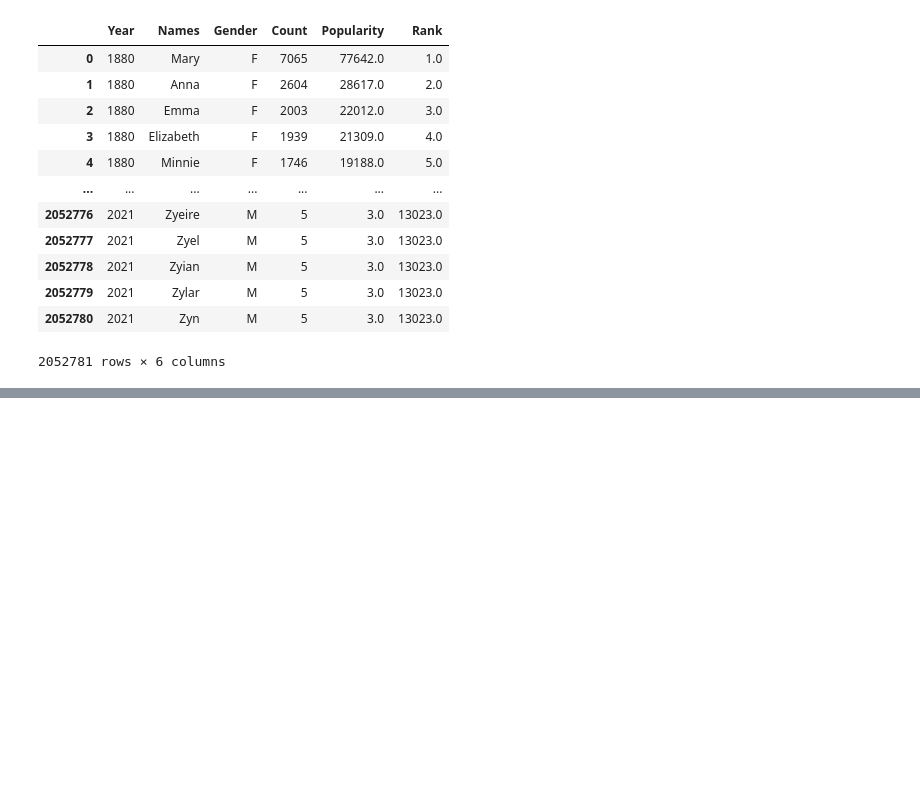
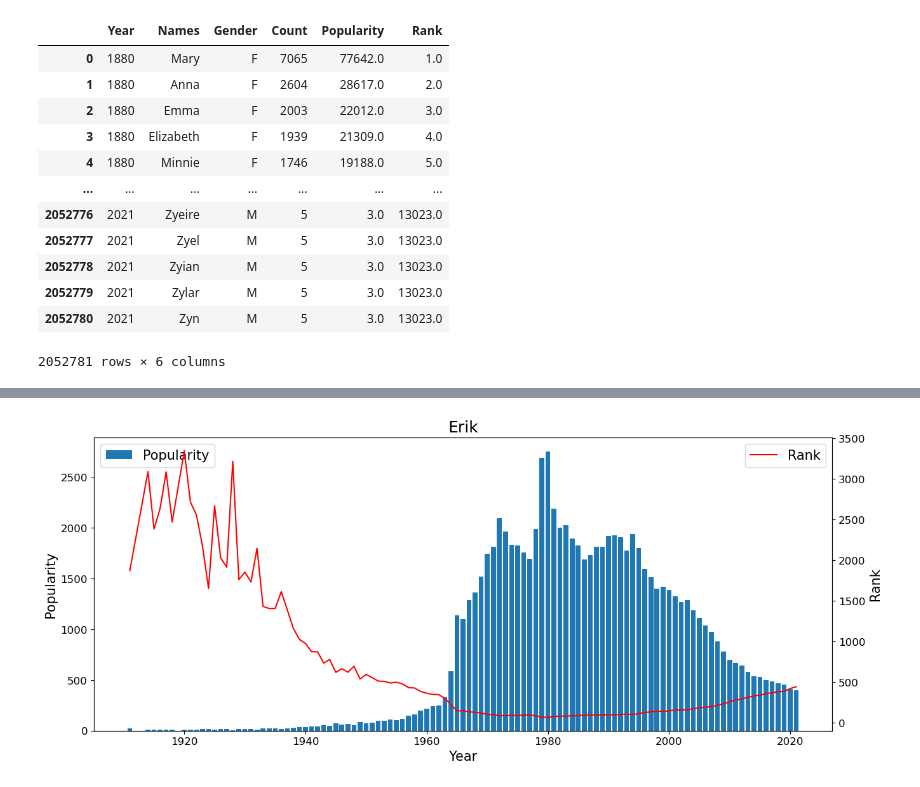
Before and after one commit to RochaErik/X-US-Baby-Names, a Jupyter notebook: EDA.ipynb, the cells around one changed output, grey strips where cells are left out. Cells and saved outputs as stored; diff of their text form; code cells hidden in the pictures; blank space fills up the shorter version.

```diff
--- a/EDA.ipynb
+++ b/EDA.ipynb
@@ -516,0 +537,24 @@ df
+# %%
+def plot_name(name, gender, crit='Popularity'):
+    data = df.loc[(df.Names == name) & (df.Gender == gender), ['Year', 'Names', 'Gender', 'Rank', crit]]
+    data = data.set_index('Year')
+
+    fig, ax1 = plt.subplots(figsize=(15,6))
+    ax1.bar(x= data.index, height=data[crit], label=crit)
+
+    ax2 = ax1.twinx()
+    ax2.plot(data.index, data.Rank, color='red', label='Rank')
+
+    ax1.set_xlabel("Year", fontsize = 15)
+    ax1.set_ylabel(crit, fontsize = 15)
+    ax2.set_ylabel("Rank", fontsize = 15)
+    ax1.set_title(name, fontsize = 18)
+    ax1.tick_params(labelsize = 12)
+    ax2.tick_params(labelsize = 12)
+    ax1.legend(loc = 2, fontsize = 15)
+    ax2.legend(loc = 1, fontsize = 15)
+    plt.show()
+# %%
+plot_name('Erik', 'M', 'Popularity')
+# %% [output]
+[figure, added]
```
Also changed, not shown: parts of 1 cell of this notebook.
